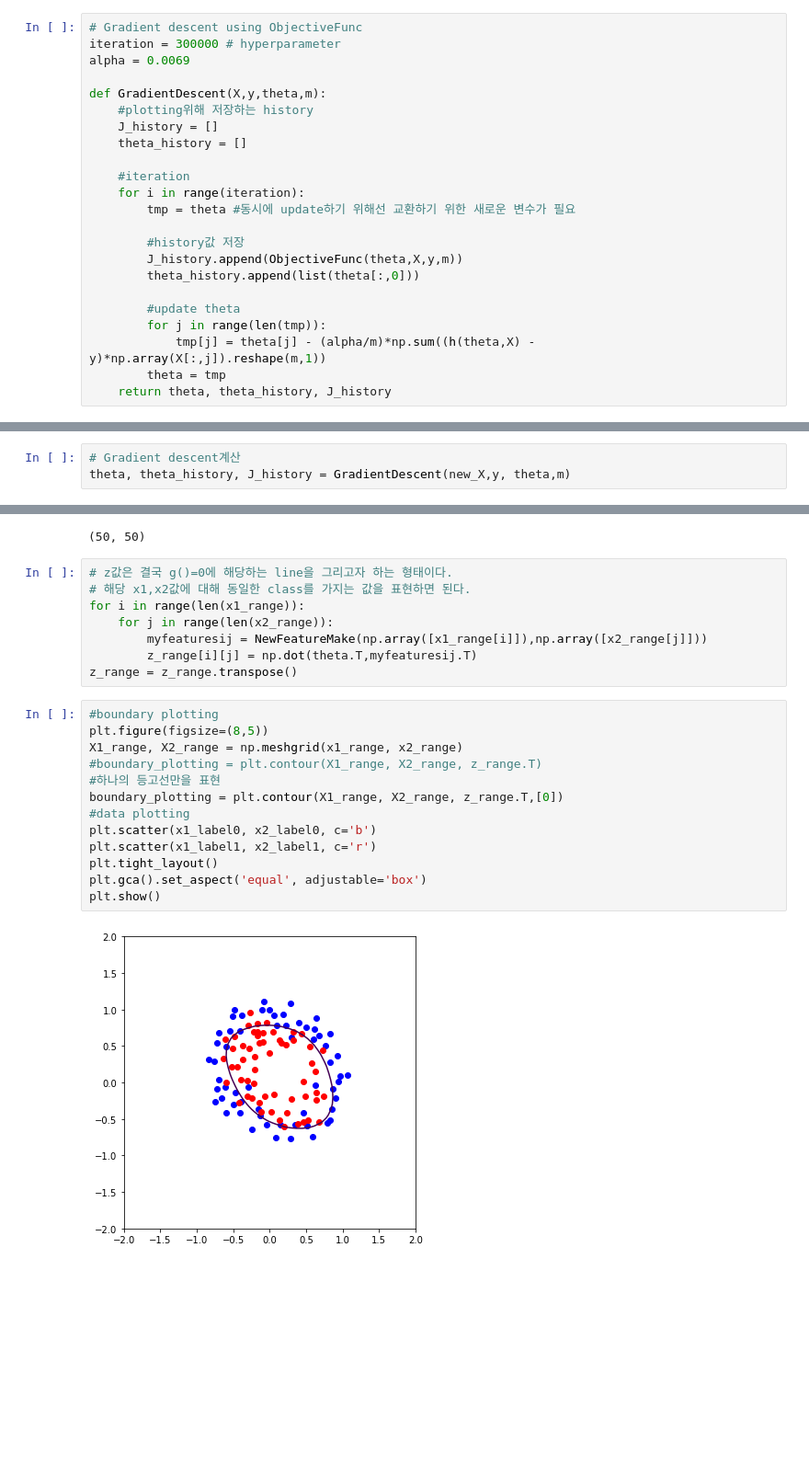
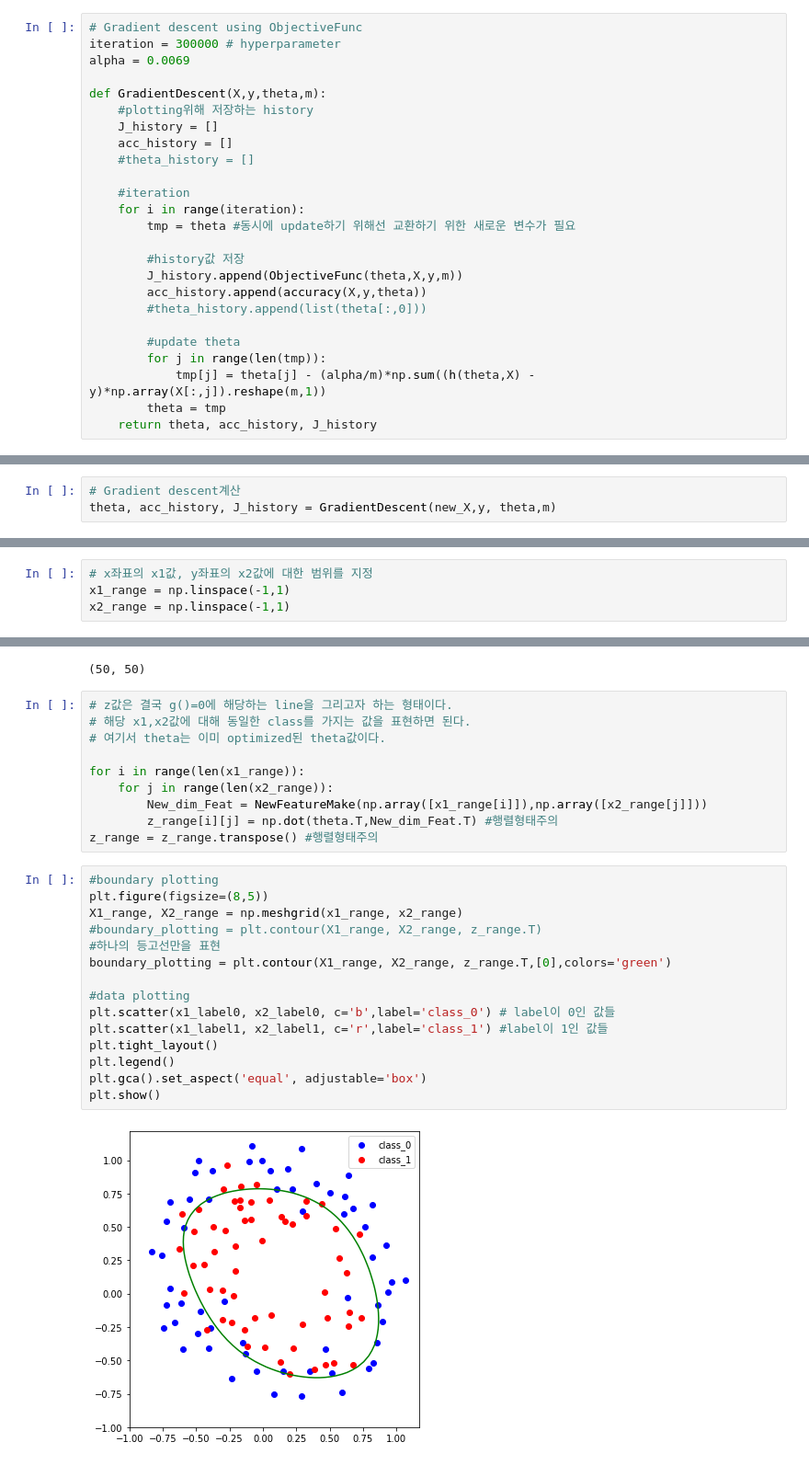
Before and after one commit to chunghyunhee/class_Machine_learing, a Jupyter notebook: assignment_6.ipynb, the cells around one changed output, grey strips where cells are left out. Shown at 92% size. Cells and saved outputs as stored; diff of their text form; blank space fills up the shorter version.

```diff
--- a/assignment_6.ipynb
+++ b/assignment_6.ipynb
@@ -88,7 +100,8 @@ alpha = 0.0069
 def GradientDescent(X,y,theta,m):
     #plotting위해 저장하는 history
     J_history = []
-    theta_history = []
+    acc_history = []
+    #theta_history = []
 
     #iteration
     for i in range(iteration):
@@ -96,19 +109,20 @@ def GradientDescent(X,y,theta,m):
 
         #history값 저장
         J_history.append(ObjectiveFunc(theta,X,y,m))
-        theta_history.append(list(theta[:,0]))
+        acc_history.append(accuracy(X,y,theta))
+        #theta_history.append(list(theta[:,0]))
 
         #update theta
         for j in range(len(tmp)):
             tmp[j] = theta[j] - (alpha/m)*np.sum((h(theta,X) - y)*np.array(X[:,j]).reshape(m,1))
         theta = tmp
-    return theta, theta_history, J_history
+    return theta, acc_history, J_history
 # %%
 #theta초깃값
 theta=np.zeros((new_X.shape[1],1))
 # %%
 # Gradient descent계산
-theta, theta_history, J_history = GradientDescent(new_X,y, theta,m)
+theta, acc_history, J_history = GradientDescent(new_X,y, theta,m)
 # %%
 theta #확인 (총15개의 theta가 나온다. )
 # %% [output]
@@ -187,3 +209,7 @@ x2_range = np.linspace(-2,2)
+# %%
+# x좌표의 x1값, y좌표의 x2값에 대한 범위를 지정
+x1_range = np.linspace(-1,1)
+x2_range = np.linspace(-1,1)
 # %%
 # 생성한 새로운 차수를 담을 새로운 array 초기화
 z_range = np.zeros((len(x1_range), len(x2_range)))
@@ -193,23 +219,27 @@ z_range.shape
 # %%
 # z값은 결국 g()=0에 해당하는 line을 그리고자 하는 형태이다.
 # 해당 x1,x2값에 대해 동일한 class를 가지는 값을 표현하면 된다.
+# 여기서 theta는 이미 optimized된 theta값이다.
+
 for i in range(len(x1_range)):
     for j in range(len(x2_range)):
-        myfeaturesij = NewFeatureMake(np.array([x1_range[i]]),np.array([x2_range[j]]))
-        z_range[i][j] = np.dot(theta.T,myfeaturesij.T)
-z_range = z_range.transpose()
+        New_dim_Feat = NewFeatureMake(np.array([x1_range[i]]),np.array([x2_range[j]]))
+        z_range[i][j] = np.dot(theta.T,New_dim_Feat.T) #행렬형태주의
+z_range = z_range.transpose() #행렬형태주의
 # %%
 #boundary plotting
 plt.figure(figsize=(8,5))
 X1_range, X2_range = np.meshgrid(x1_range, x2_range)
 #boundary_plotting = plt.contour(X1_range, X2_range, z_range.T)
 #하나의 등고선만을 표현
-boundary_plotting = plt.contour(X1_range, X2_range, z_range.T,[0])
+boundary_plotting = plt.contour(X1_range, X2_range, z_range.T,[0],colors='green')
+
 #data plotting
-plt.scatter(x1_label0, x2_label0, c='b')
-plt.scatter(x1_label1, x2_label1, c='r')
+plt.scatter(x1_label0, x2_label0, c='b',label='class_0') # label이 0인 값들
+plt.scatter(x1_label1, x2_label1, c='r',label='class_1') #label이 1인 값들
 plt.tight_layout()
+plt.legend()
 plt.gca().set_aspect('equal', adjustable='box')
 plt.show()
 # %% [output]
-[figure, old version]
+[figure, new version]
```
Also changed, not shown: parts of 28 cells of this notebook.
